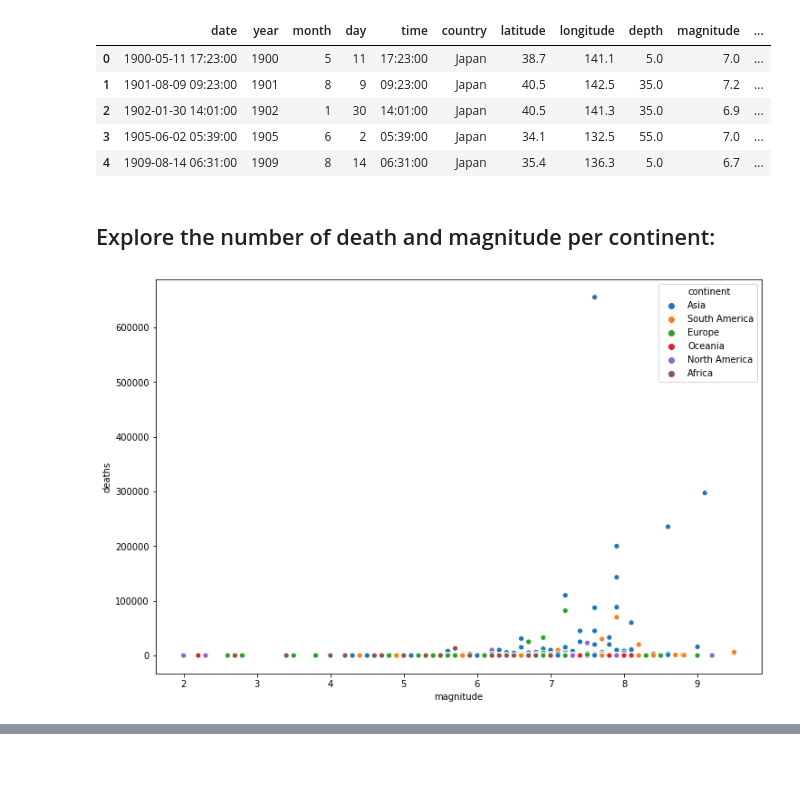
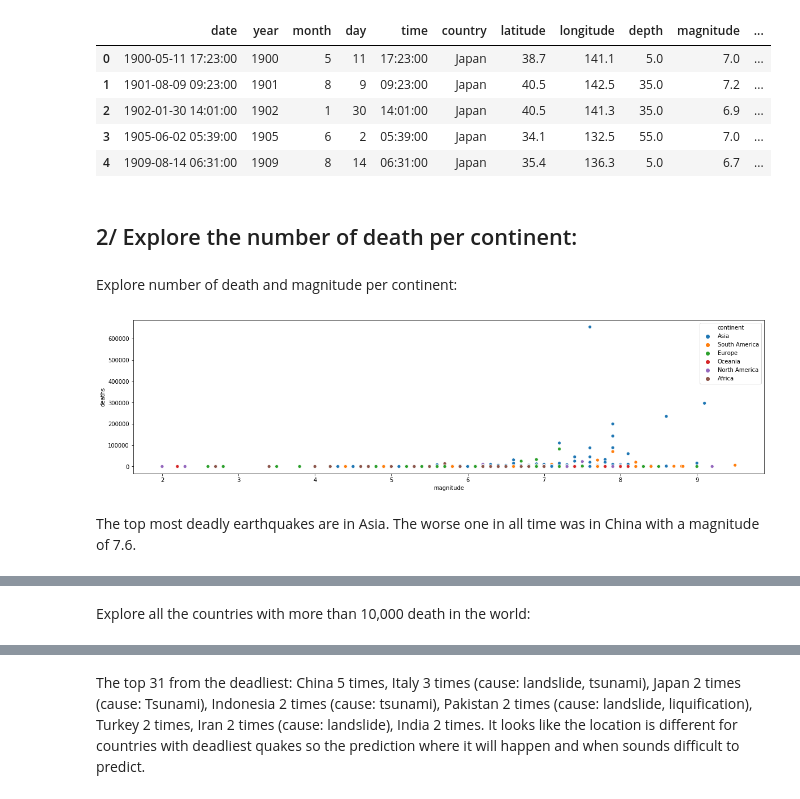
Before and after one commit to nss-data-science-cohort-4/dq3-earthquakes-amdquake, a Jupyter notebook: notebook/world_earthquake_alg_analysis.ipynb, the cells around one changed output, grey strips where cells are left out. Cells and saved outputs as stored; diff of their text form; code cells hidden in the pictures; blank space fills up the shorter version.

Commit message:
analysis pop world and TN

```diff
--- a/notebook/world_earthquake_alg_analysis.ipynb
+++ b/notebook/world_earthquake_alg_analysis.ipynb
@@ -46,17 +47,23 @@ world_earthquake.head()
 | 3 | 1905-06-02 05:39:00 | 1905 | 6 | 2 | 05:39:00 | Japan | 34.1 | 132.5 | 55.0 | 7.0 | ... |
 | 4 | 1909-08-14 06:31:00 | 1909 | 8 | 14 | 06:31:00 | Japan | 35.4 | 136.3 | 5.0 | 6.7 | ... |
 # %% [markdown]
-## Explore the number of death and magnitude per continent:
+## 2/ Explore the number of death per continent:
+# %% [markdown]
+Explore number of death and magnitude per continent:
 # %%
-plt.figure(figsize = (12,8))
+plt.figure(figsize = (20,5))
 sns.scatterplot(data=world_earthquake, x="magnitude", y="deaths", hue="continent");
 # %% [output]
-[figure, old version]
+[figure, new version]
+# %% [markdown]
+The top most deadly earthquakes are in Asia. The worse one in all time was in China with a magnitude of 7.6.
 # %%
 world_earthquake[(world_earthquake.deaths > 600000)]
 # %% [output]
 |  | date | year | month | day | time | country | latitude | longitude | depth | magnitude | ... |
 | 266 | 1976-07-27 19:42:00 | 1976 | 7 | 27 | 19:42:00 | China | 39.605 | 117.888 | 16.7 | 7.6 | ... |
+# %% [markdown]
+Explore all the countries with more than 10,000 death in the world:
 # %%
 world_earthquake[(world_earthquake.deaths > 10000)]
 # %% [output]
@@ -77,3 +84,6 @@ world_earthquake[(world_earthquake.deaths > 10000)]
 | 1107 | 1988-12-07 07:41:00 | 1988 | 12 | 7 | 07:41:00 | Armenia | 40.919 | 44.118 | 6.7 | 6.7 | ... |
 | 1115 | 1934-01-15 08:43:00 | 1934 | 1 | 15 | 08:43:00 | Nepal | 26.773 | 86.762 | 35.0 | 8.1 | ... |
 | 1190 | 1960-02-29 23:40:00 | 1960 | 2 | 29 | 23:40:00 | Morocco | 30.500 | -9.500 | NaN | 5.7 | ... |
+# %% [markdown]
+The top 31 from the deadliest: China 5 times,  Italy 3 times (cause: landslide, tsunami), Japan 2 times (cause: Tsunami), Indonesia 2 times (cause: tsunami), Pakistan 2 times (cause: landslide, liquification), Turkey 2 times, Iran 2 times (cause: landslide), India 2 times.
+It looks like the location is different for countries with deadliest quakes so the prediction where it will happen and when sounds difficult to predict.
```
Also changed, not shown: parts of 71 cells of this notebook, 9 other files.
